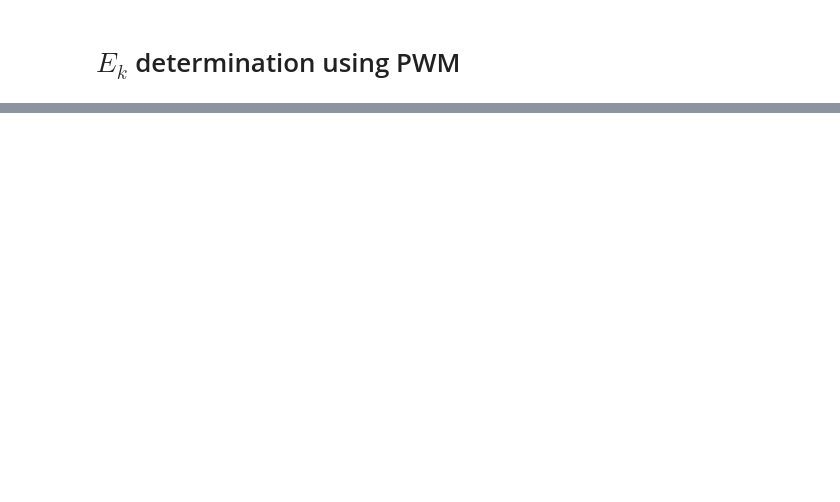
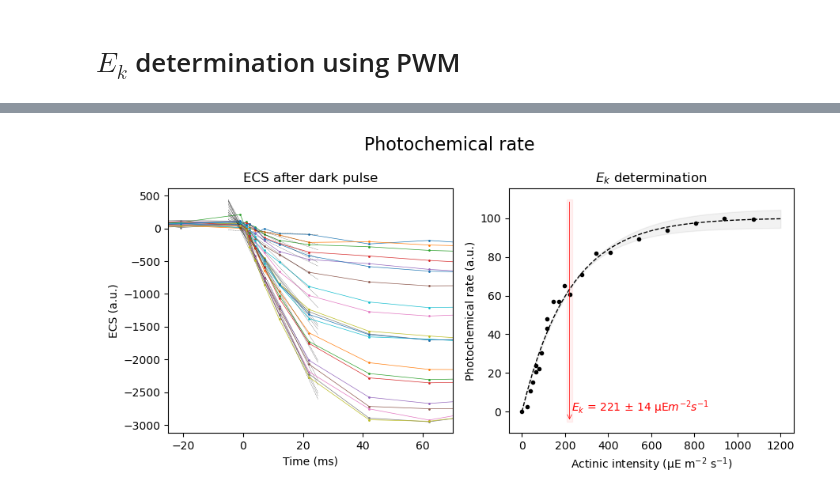
Before and after one commit to orlandomarcelo/DREAM_repo, a Jupyter notebook: Notebooks/Ek_v2.ipynb, the cells around one changed output, grey strips where cells are left out. Saved outputs shown, nothing was run; the diff lists cells and outputs as text; code cells hidden in the pictures; blank space fills up the shorter version.

```diff
--- a/Notebooks/Ek_v2.ipynb
+++ b/Notebooks/Ek_v2.ipynb
@@ -142,3 +157,97 @@ fig.savefig(fig_folder + "/" + figure_name + Ek_fit + ".png")
+# %%
+import math_functions as mf
+importlib.reload(mf)
+importlib.reload(tools)
+
+fig, (ax1, ax2) = plt.subplots(1,2, figsize = (9,4.5))
+figure_name = "Photochemical rate "
+fig.suptitle(figure_name, fontsize = 16)
+
+Intensity = 1326 * np.asarray(PWM_rel) + 11.9
+Intensity_rel = PWM_rel.copy()
+
+start = -5
+stop = 25
+num = 50
+index_stop_fit = 26
+
+xfit = []
+yfit = []
+param = []
+vitesse = []
+
+
+xdata = manip.clean_times[4][21:index_stop_fit]
+
+
+for i, k in enumerate(PWM_rel):
+    ax1.plot(manip.clean_times[i], manip.clean_data[i], 'o-', label = f"I = {100*k:n} %", markersize = 1, linewidth = 0.5)
+    ydata = manip.clean_data[i][21:index_stop_fit]
+    popt, x, y =  tools.lin_fit(xdata, ydata, start, stop, num)
+    xfit.append(x)
+    yfit.append(y)
+    param.append(popt)
+    ax1.plot(xfit[i],yfit[i], '--', color ='k', linewidth = 0.2)
+    vitesse.append(-param[i][0])
+
+ax1.set_xlabel("Time (ms)")
+ax1.set_ylabel("ECS (a.u.)")
+ax1.set_title("ECS after dark pulse")
+ax1.set_xlim(-25, 70)
+
+#Intensity.insert(0,0)
+Intensity_rel = np.insert(Intensity_rel, 0, 0)
+Intensity = np.insert(Intensity, 0, 0)
+vitesse.insert(0,0)
+
+
+
+Ek_fit = "exp_µE" # "lin", "exp"
+if Ek_fit == "exp":
+    popt, pcov, xfit, yfit = tools.Ek_fit(Intensity_rel, vitesse, 0, 1, 50, p0 = [1.75, 0.2])
+    err_neg=[mf.Ek(x,*(popt-1.96*tools.my_err_vec(x, pcov))) for x in xfit]
+    err_pos=[mf.Ek(x,*(popt+1.96*tools.my_err_vec(x, pcov)))for x in xfit]
+    ax2.fill_between(xfit, err_neg, err_pos, alpha=0.05, color = 'k')
+    ax2.plot(Intensity_rel, vitesse,'o', color ='k', markersize = 3)
+    ax2.plot(xfit, yfit, '--', color ='k', linewidth = 1)
+    Ek = popt[1]
+    Ek_err = np.sqrt(np.diag(pcov))[1]
+    ax2.annotate("", xy=(Ek, ax2.get_ylim()[0]), xytext=(Ek, ax2.get_ylim()[1]), arrowprops=dict(arrowstyle="->", color="red", linewidth = 0.5))
+    ax2.fill_betweenx(ax2.get_ylim(), Ek - Ek_err, Ek + Ek_err, color='red', alpha=0.05)
+    ax2.text(Ek + 0.1, 0.075, f"$E_k$ = {Ek:.3f} ± {Ek_err:.3f}", fontsize = 10, color = "red")
+
+if Ek_fit == "exp_µE":
+    popt, pcov, xfit, yfit = tools.Ek_fit(Intensity, vitesse, 0, 1200, 50, p0 = [200, 1.75])
+    err_neg=[mf.Ek(x,*(popt-1.96*tools.my_err_vec(x, pcov))) for x in xfit]
+    err_pos=[mf.Ek(x,*(popt+1.96*tools.my_err_vec(x, pcov)))for x in xfit]
+    ax2.fill_between(xfit, err_neg, err_pos, alpha=0.05, color = 'k')
+    ax2.plot(Intensity, vitesse,'o', color ='k', markersize = 3)
+    ax2.plot(xfit, yfit, '--', color ='k', linewidth = 1)
+    Ek = popt[1]
+    Ek_err = np.sqrt(np.diag(pcov))[1]
+    ax2.annotate("", xy=(Ek, ax2.get_ylim()[0]), xytext=(Ek, ax2.get_ylim()[1]), arrowprops=dict(arrowstyle="->", color="red", linewidth = 0.5))
+    ax2.fill_betweenx(ax2.get_ylim(), Ek - Ek_err, Ek + Ek_err, color='red', alpha=0.05)
+    ax2.text(Ek + 10, 0.05, f"$E_k$ = {Ek:.0f} ± {Ek_err:.0f} µE$m^{{-2}} s^{{-1}}$", fontsize = 10, color = "red")
+
+
+ax2.set_title("$E_{k}$ determination")
+ax2.set_xlabel("Actinic intensity (µE m$^{-2}$ s$^{-1}$)")
+#ax2.set_ylabel("Photochemical rate \n ($charge$ $separation$ $photosystem^{-1}$ $s^{-1}$)")
+ax2.set_ylabel("Photochemical rate (a.u.)")
+# ax2.set_xlim([0,0.13])
+# ax2.set_ylim([0,100])
+
+fig.tight_layout()
+
+plt.show()
+
+fig_folder = manip.path + "/Figures"
+if not os.path.isdir(fig_folder):
+    os.mkdir(fig_folder)
+
+fig.savefig(fig_folder + "/" + figure_name + Ek_fit + ".png")
+# %% [output]
+[figure, added]
 # %%
 import VitessePhotochimiquePWMClass
 importlib.reload(VitessePhotochimiquePWMClass)
```
Also changed, not shown: parts of 11 cells of this notebook, 6 other files.
